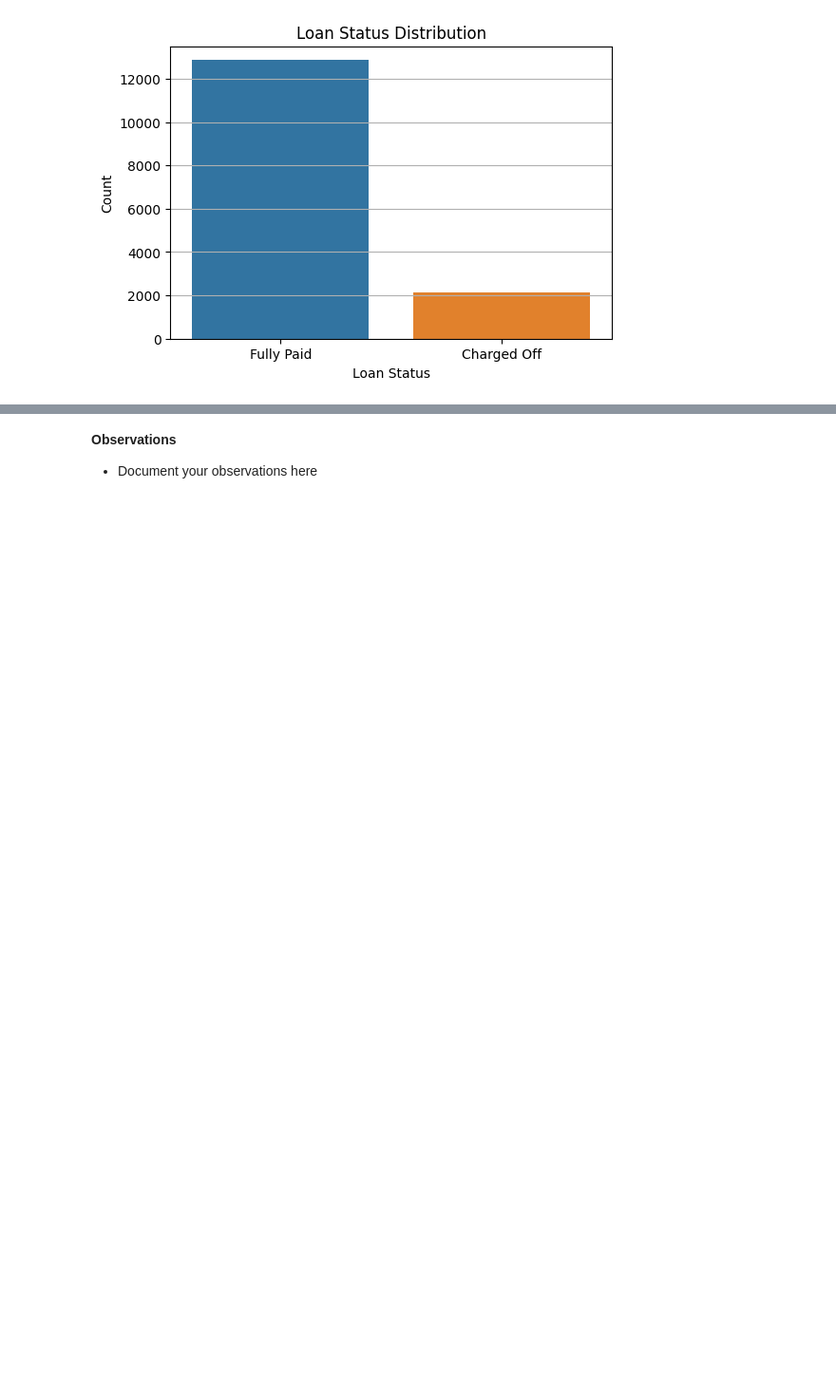
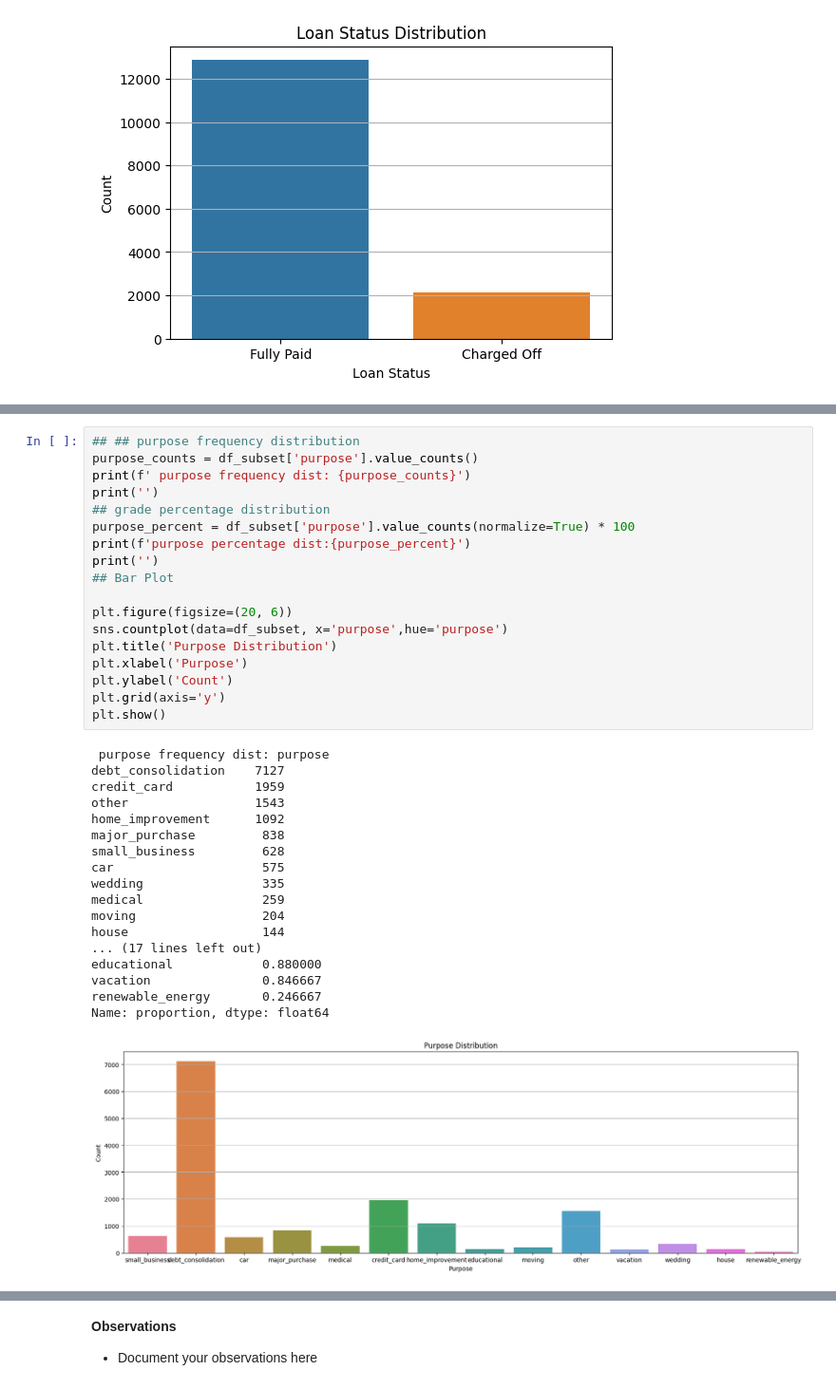
Before and after one commit to mkhallymysore/lending_club, a Jupyter notebook: Starter_Code_Loan_Approval_Lending_Club.ipynb, the cells around one changed output, grey strips where cells are left out. Shown: that part at 95% size. Drawn from its saved outputs; the diff is of its cells as text; blank space fills up the shorter version.

```diff
--- a/Starter_Code_Loan_Approval_Lending_Club.ipynb
+++ b/Starter_Code_Loan_Approval_Lending_Club.ipynb
@@ -462,0 +523,37 @@ Name: proportion, dtype: float64
+# %%
+## ## purpose frequency distribution
+purpose_counts = df_subset['purpose'].value_counts()
+print(f' purpose frequency dist: {purpose_counts}')
+print('')
+## grade percentage distribution
+purpose_percent = df_subset['purpose'].value_counts(normalize=True) * 100
+print(f'purpose percentage dist:{purpose_percent}')
+print('')
+## Bar Plot
+
+plt.figure(figsize=(20, 6))
+sns.countplot(data=df_subset, x='purpose',hue='purpose')
+plt.title('Purpose Distribution')
+plt.xlabel('Purpose')
+plt.ylabel('Count')
+plt.grid(axis='y')
+plt.show()
+# %% [output]
+ purpose frequency dist: purpose
+debt_consolidation    7127
+credit_card           1959
+other                 1543
+home_improvement      1092
+major_purchase         838
+small_business         628
+car                    575
+wedding                335
+medical                259
+moving                 204
+house                  144
+... (17 lines left out)
+educational            0.880000
+vacation               0.846667
+renewable_energy       0.246667
+Name: proportion, dtype: float64
+[figure, added]
```
Also changed, not shown: parts of 18 cells of this notebook.
